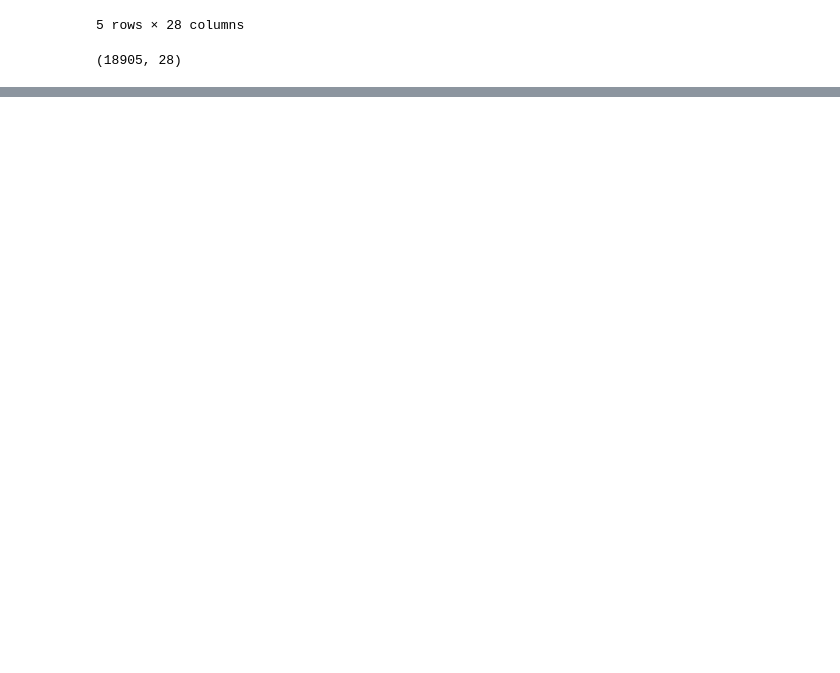
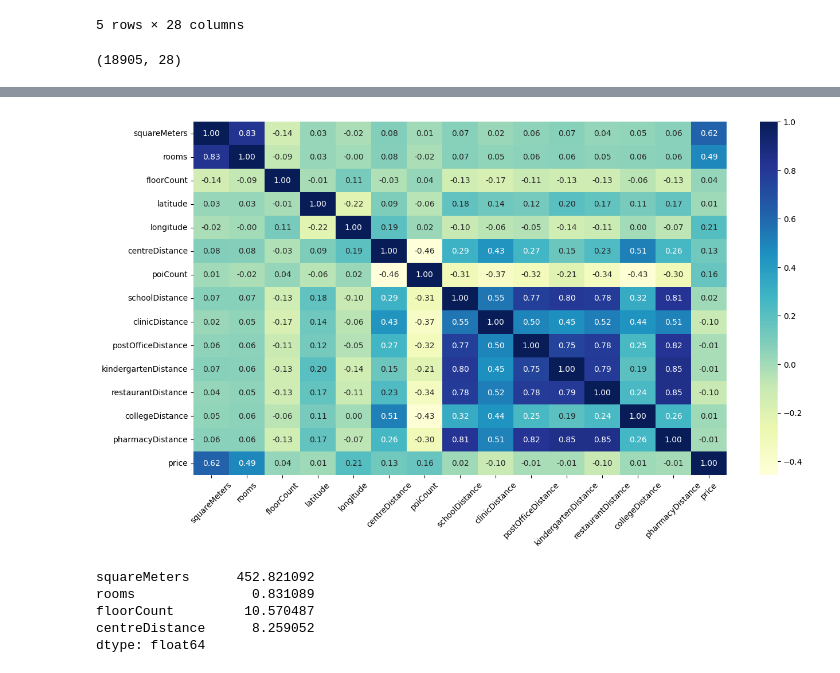
Before and after one commit to bustercherries/ML, a Jupyter notebook: Apartment_prices_in_Poland.ipynb, the cells around one changed output, grey strips where cells are left out. Drawn from its saved outputs; the diff is of its cells as text; code cells hidden in the pictures; blank space fills up the shorter version.

```diff
--- a/Apartment_prices_in_Poland.ipynb
+++ b/Apartment_prices_in_Poland.ipynb
@@ -18,10 +42,12 @@ august.shape
 # %% [output]
 (18905, 28)
 # %%
-september = pd.read_csv('apartments_pl_2023_09.csv')
-october = pd.read_csv('apartments_pl_2023_10.csv')
+september = pd.read_csv('/content/drive/MyDrive/Machine Learning/dataset/apartments_pl_2023_09.csv')
+october = pd.read_csv('/content/drive/MyDrive/Machine Learning/dataset/apartments_pl_2023_10.csv')
+november = pd.read_csv('/content/drive/MyDrive/Machine Learning/dataset/apartments_pl_2023_11.csv')
 # %%
-frames = [august, september, october]
+#tworzę ramkę danych złożonych z 4 csv (miesięcy)
+frames = [august, september, october, november]
 df = pd.concat(frames)
 df.shape
 # %% [output]
@@ -47,3 +93,6 @@ hasSecurity                 0
 hasStorageRoom              0
 price                       0
 dtype: int64
+# %%
+#usuwam największe braki
+df.drop(['type', 'floor', 'buildYear', 'buildingMaterial', 'condition', 'hasElevator'], axis = 1, inplace = True)
@@ -49,0 +122,10 @@ dtype: int64
+# %%
+# wypełniam mniejsze braki medianą
+df['floorCount']=df['floorCount'].fillna(df['floorCount'].median())
+df['schoolDistance']=df['schoolDistance'].fillna(df['schoolDistance'].median())
+df['clinicDistance']=df['clinicDistance'].fillna(df['clinicDistance'].median())
+df['postOfficeDistance']=df['postOfficeDistance'].fillna(df['postOfficeDistance'].median())
+df['kindergartenDistance']=df['kindergartenDistance'].fillna(df['kindergartenDistance'].median())
+df['restaurantDistance']=df['restaurantDistance'].fillna(df['restaurantDistance'].median())
+df['collegeDistance']=df['collegeDistance'].fillna(df['collegeDistance'].median())
+df['pharmacyDistance']=df['pharmacyDistance'].fillna(df['pharmacyDistance'].median())
@@ -49,0 +174,15 @@ dtype: int64
+# %%
+plt.figure(figsize = (15, 8))
+sns.heatmap(df.corr(), cmap = 'YlGnBu', annot = True, fmt = '.2f')
+plt.xticks(rotation=45);
+# %% [output]
+[figure, added]
+# %%
+variances = df[['squareMeters','rooms', 'floorCount','centreDistance']].var()
+variances
+# %% [output]
+squareMeters      452.821092
+rooms               0.831089
+floorCount         10.570487
+centreDistance      8.259052
+dtype: float64
```
Also changed, not shown: parts of 12 cells of this notebook.
